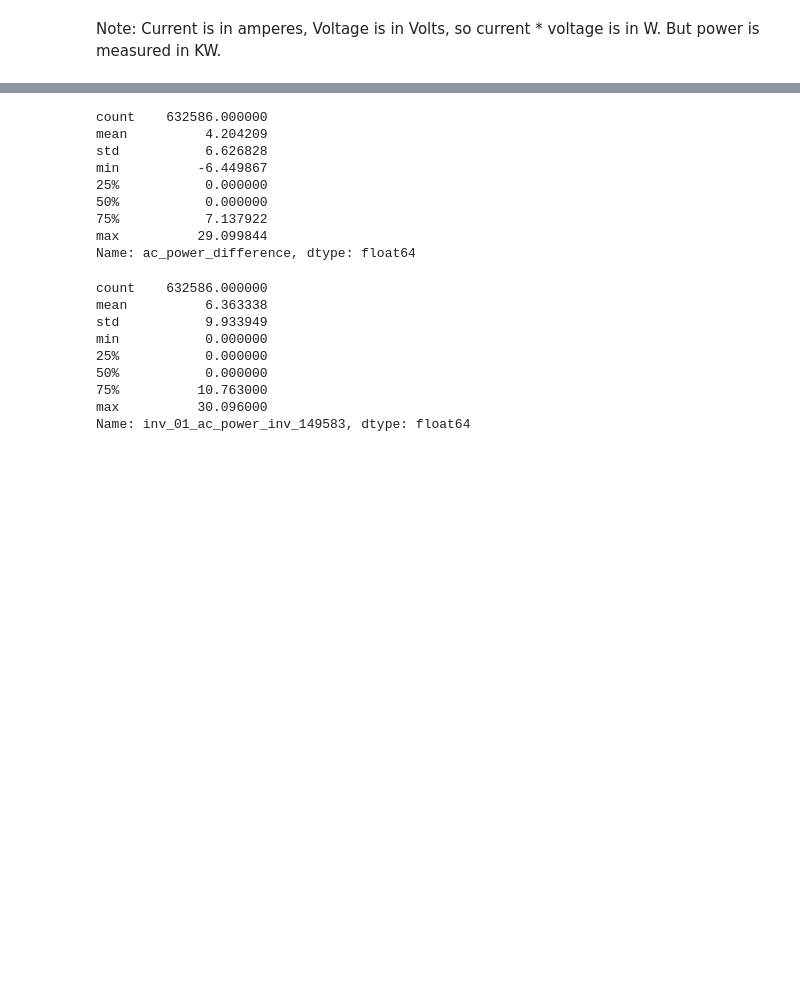
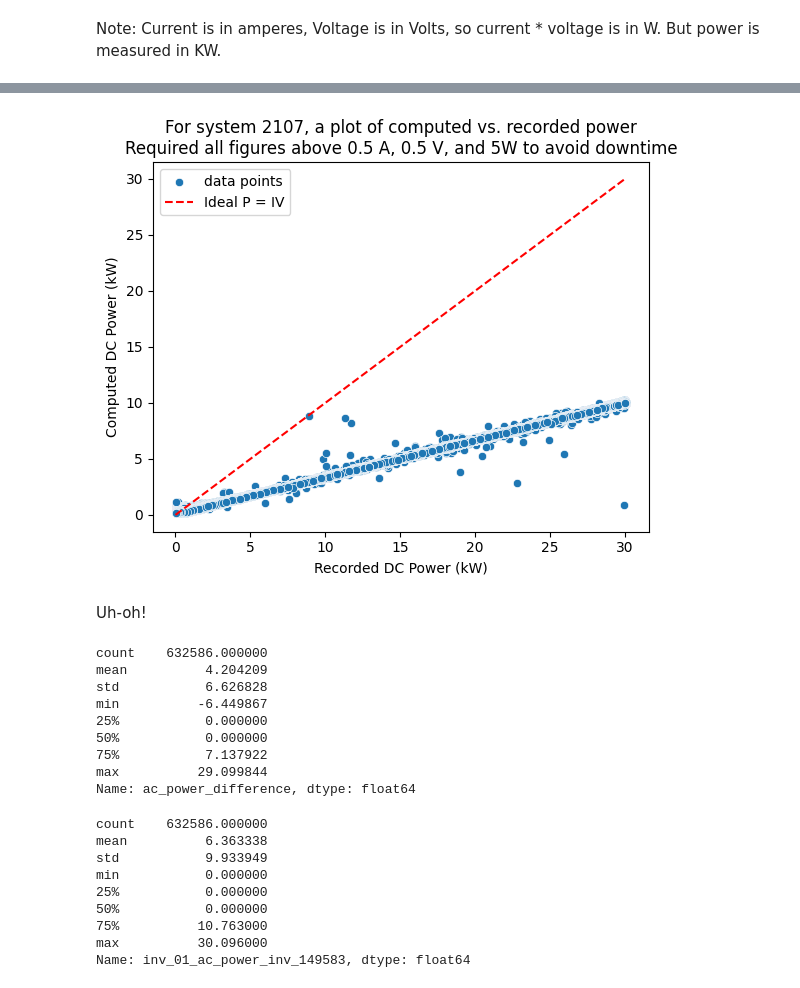
Before and after one commit to Erdos-Projects/predicting-day-ahead-solar-power-production, a Jupyter notebook: src/data/quick_iv_equals_p_check.ipynb, the cells around one changed output, grey strips where cells are left out. Drawn from its saved outputs; the diff is of its cells as text; code cells hidden in the pictures; blank space fills up the shorter version.

```diff
--- a/src/data/quick_iv_equals_p_check.ipynb
+++ b/src/data/quick_iv_equals_p_check.ipynb
@@ -88,0 +106,6 @@ df_2107_inv_1['inv_01_ac_power_manual'] = df_2107_inv_1['inv_01_ac_current_inv_1
+# %%
+df_2107_no_small_data = df_2107_inv_1[
+    (df_2107_inv_1['inv_01_ac_current_inv_149581'] > 0.5)
+    & (df_2107_inv_1['inv_01_ac_voltage_inv_149582'] > 0.5)
+    & (df_2107_inv_1['inv_01_ac_power_inv_149583'] >= 0.005)
+]  # 0.005 kW = 5 W
@@ -88,0 +121,3 @@ df_2107_inv_1['inv_01_ac_power_manual'] = df_2107_inv_1['inv_01_ac_current_inv_1
+# %%
+df_2107_no_small_data.loc[:, 'power_ratio'] = df_2107_no_small_data.loc[:, 'inv_01_ac_power_inv_149583']/df_2107_no_small_data.loc[:, 'inv_01_ac_power_manual']
+df_2107_no_small_data.describe()
@@ -89,3 +134,21 @@ df_2107_inv_1['inv_01_ac_power_manual'] = df_2107_inv_1['inv_01_ac_current_inv_1
+# %%
+sns.scatterplot(
+    data = df_2107_no_small_data,
+    x = 'inv_01_ac_power_inv_149583',
+    y = 'inv_01_ac_power_manual',
+    label = 'data points'
+)
+plt.plot([0, 30], [0, 30], '--r', label = 'Ideal P = IV')
+plt.title(f'For system {system_id}, a plot of computed vs. recorded power\n'
+          + 'Required all figures above 0.5 A, 0.5 V, and 5W to avoid downtime')
+plt.xlabel('Recorded DC Power (kW)')
+plt.ylabel('Computed DC Power (kW)')
+plt.legend()
+plt.show()
+# %% [output]
+[figure, added]
+# %% [markdown]
+Uh-oh!
 # %%
 df_2107_inv_1['ac_power_difference'] = df_2107_inv_1['inv_01_ac_power_inv_149583'] - df_2107_inv_1['inv_01_ac_power_manual']
 # %%
```
Also changed, not shown: parts of 7 cells of this notebook, 4 other files.
